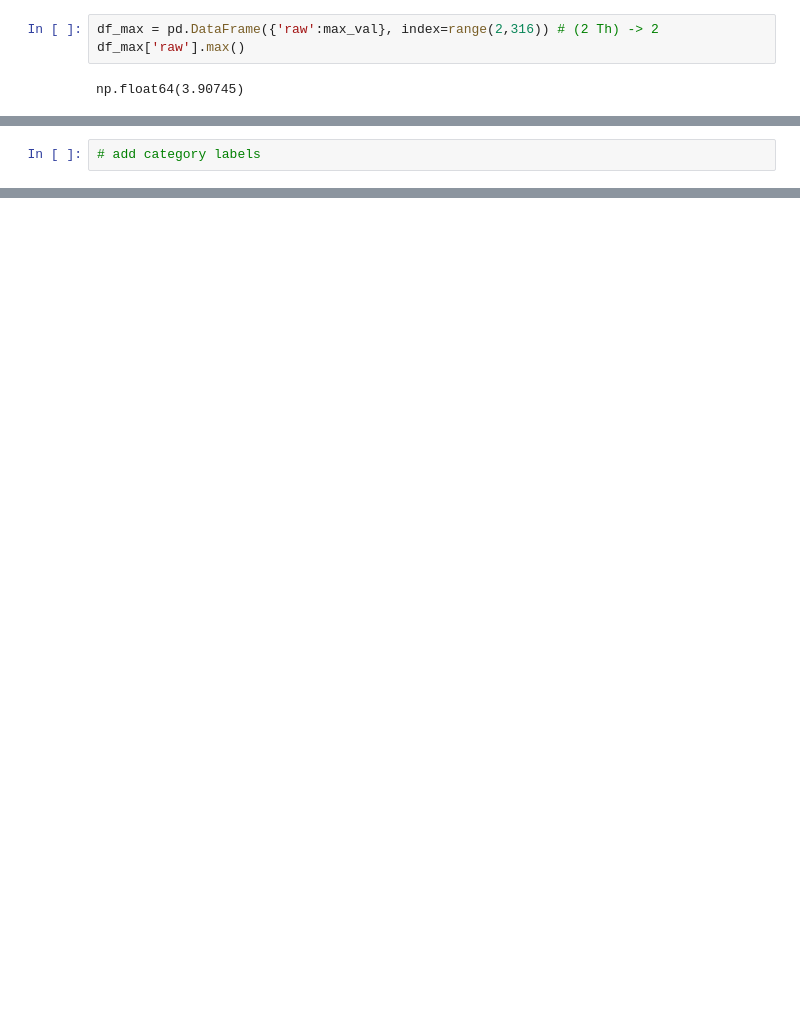
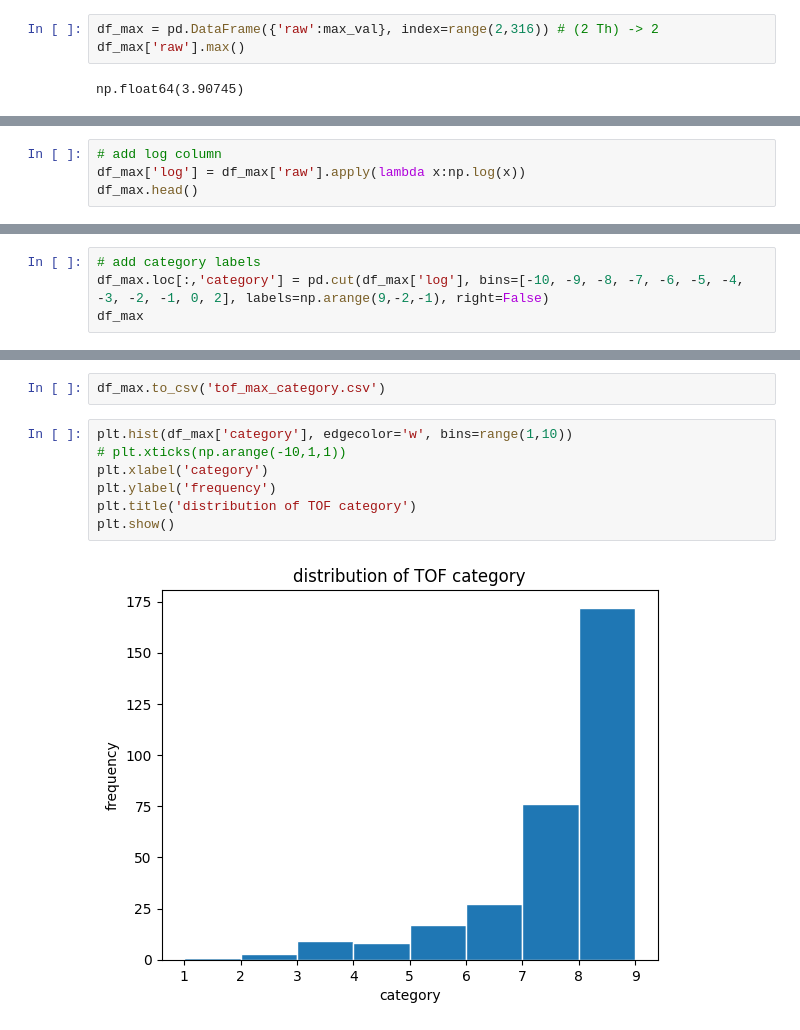
Before and after one commit to 24shiny/TOF_data, a Jupyter notebook: p1_first_look.ipynb, the cells around one changed output, grey strips where cells are left out. Drawn from its saved outputs; the diff is of its cells as text; blank space fills up the shorter version.

```diff
--- a/p1_first_look.ipynb
+++ b/p1_first_look.ipynb
@@ -218,0 +199,4 @@ plt.show()
+# %%
+# add log column
+df_max['log'] = df_max['raw'].apply(lambda x:np.log(x))
+df_max.head()
@@ -240,2 +225,4 @@ Name: raw, Length: 314, dtype: float64
 # %%
 # add category labels
+df_max.loc[:,'category'] = pd.cut(df_max['log'], bins=[-10, -9, -8, -7, -6, -5, -4, -3, -2, -1, 0, 2], labels=np.arange(9,-2,-1), right=False)
+df_max
@@ -241,0 +243,11 @@ Name: raw, Length: 314, dtype: float64
+# %%
+df_max.to_csv('tof_max_category.csv')
+# %%
+plt.hist(df_max['category'], edgecolor='w', bins=range(1,10))
+# plt.xticks(np.arange(-10,1,1))
+plt.xlabel('category')
+plt.ylabel('frequency')
+plt.title('distribution of TOF category')
+plt.show()
+# %% [output]
+[figure, added]
```
Also changed, not shown: parts of 17 cells of this notebook, 1 other file.
